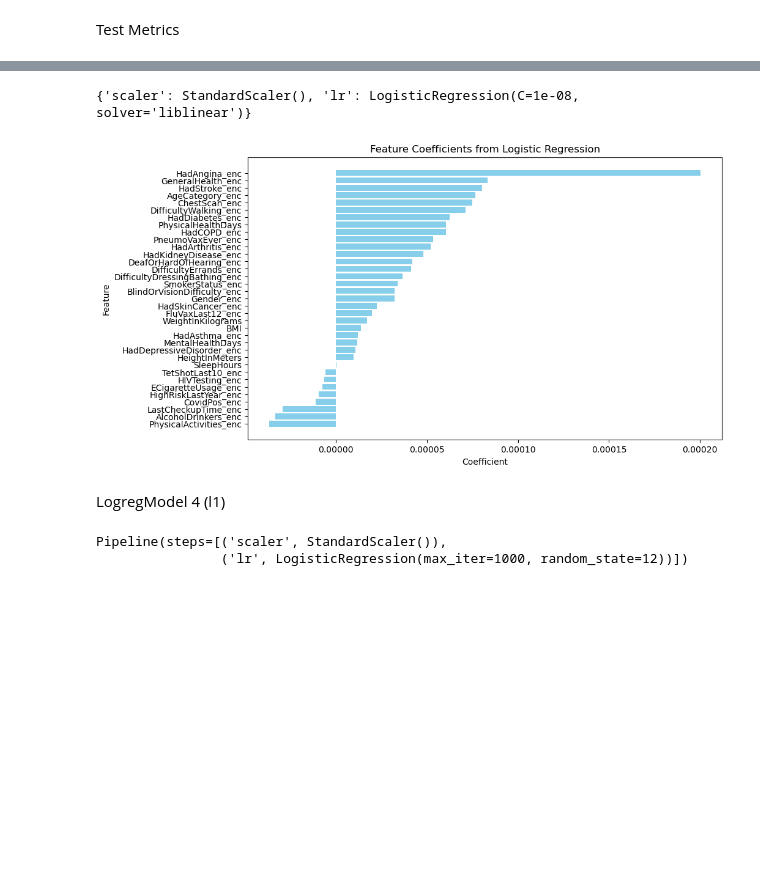
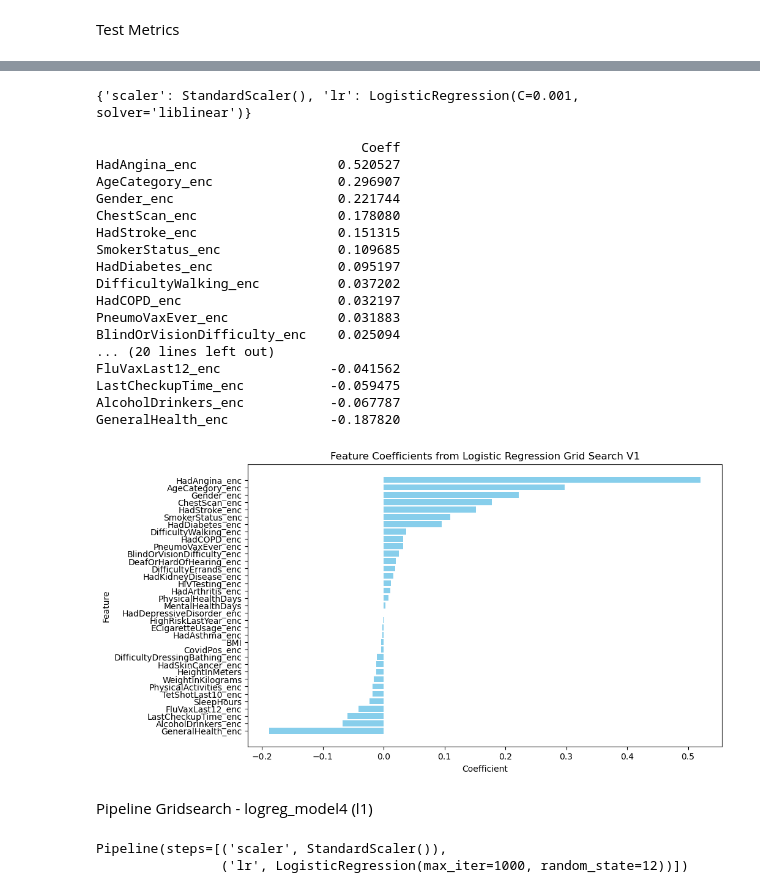
Before and after one commit to Stefan-George/Heart-Attack-Indicators, a Jupyter notebook: notebooks/04-modelling.ipynb, the cells around one changed output, grey strips where cells are left out. Saved outputs shown, nothing was run; the diff lists cells and outputs as text; code cells hidden in the pictures; blank space fills up the shorter version.

```diff
--- a/notebooks/04-modelling.ipynb
+++ b/notebooks/04-modelling.ipynb
@@ -201,16 +267,16 @@ validation_scores = []
 train_scores = []
 
 C_range = np.array([.00000001,.0000001,.000001,.00001,.0001,.001,0.1,\
-                1,10,100,1000,10000,100000,1000000,10000000,100000000,1000000000])
+                1,10,100,1000,10000,100000,1000000,10000000, 100000000, 1000000000])
 
 for c in C_range:
-    logreg_model2 = LogisticRegression(max_iter=10000, C = c,random_state=12)
-    logreg_model2.fit(X_train,y_train)
+    logreg_model2 = LogisticRegression(max_iter=10000, C = c, random_state= 12, n_jobs= 4)
+    logreg_model2.fit(X_train_scaled,y_train)
 
     # train on traning set
-    train_scores.append(logreg_model2.score(X_train,y_train))
+    train_scores.append(logreg_model2.score(X_train_scaled,y_train))
     # score on validation set
-    validation_scores.append(logreg_model2.score(X_val,y_val))
+    validation_scores.append(logreg_model2.score(X_val_scaled,y_val))
 # %%
 plt.figure()
 plt.plot(C_range, train_scores,label="Train Score",marker='.')
@@ -224,0 +293,9 @@ plt.show();
+# %%
+# Optimized C value
+opt_C = .001
+
+# Instantiate Model
+opt_logreg_model2 = LogisticRegression(max_iter=10000, C= opt_C, random_state=12)
+
+# Fit
+opt_logreg_model2.fit(X_train_scaled, y_train)
@@ -350,7 +469,8 @@ display(params)
   'lr__penalty': ['l1', 'l2'],
   'lr__solver': ['saga', 'liblinear']}]
 # %%
-grid_search_model_V1 = GridSearchCV(estimator= pipe, param_grid=params, scoring='recall',cv=5, n_jobs= 3, verbose= 2) #for more information needed and to try on subsequent models
+# Logistic Regression Grid Search V1
+grid_search_model_V1 = GridSearchCV(estimator= pipe, param_grid=params,cv=5, n_jobs= 4, verbose= 2)
 grid_search_model_V1.fit(X_train, y_train)
 # %% [output]
 Fitting 5 folds for each of 68 candidates, totalling 340 fits
@@ -400,5 +531,5 @@ Best lr Model: LogisticRegression(C=1e-08, solver='liblinear')
 Best penalty: l2
 Best solver: liblinear
 # %%
-best_lr_pipe = grid_search_model_V1.best_estimator_
+best_lr_pipe_V1 = grid_search_model_V1.best_estimator_
 # %%
@@ -475,29 +606,45 @@ ConfusionMatrixDisplay(confusion_matrix=cm_blrpipe_test).plot();
 # %%
-print(best_lr_pipe.named_steps)
+print(best_lr_pipe_V1.named_steps)
 # %% [output]
-{'scaler': StandardScaler(), 'lr': LogisticRegression(C=1e-08, solver='liblinear')}
+{'scaler': StandardScaler(), 'lr': LogisticRegression(C=0.001, solver='liblinear')}
 # %%
 # Extract the logistic regression model from the pipeline
-best_lr_logreg_model = best_lr_pipe.named_steps['lr']
+best_lr_logreg_model3 = best_lr_pipe_V1.named_steps['lr']
 
 # Get the coefficients
-coeff = best_lr_logreg_model.coef_[0]
+coeff = best_lr_logreg_model3.coef_[0]
 
 # Create a DataFrame for the coefficients
 logreg_coeff3 = pd.DataFrame(coeff, index=X_train.columns, columns=['Coeff'])
 
 # Sort the DataFrame by coefficient values
 logreg_coeff3_sorted = logreg_coeff3.sort_values(by='Coeff', ascending=False)
+print(logreg_coeff3_sorted)
 
 # Plot the coefficients
 plt.figure(figsize=(10, 6))
 plt.barh(logreg_coeff3_sorted.index, logreg_coeff3_sorted['Coeff'], color='skyblue')
 plt.xlabel('Coefficient')
 plt.ylabel('Feature')
-plt.title('Feature Coefficients from Logistic Regression')
+plt.title('Feature Coefficients from Logistic Regression Grid Search V1')
 plt.gca().invert_yaxis()  # To display the highest coefficients on top
 plt.show()
 # %% [output]
+                                  Coeff
+HadAngina_enc                  0.520527
+AgeCategory_enc                0.296907
+Gender_enc                     0.221744
+ChestScan_enc                  0.178080
+HadStroke_enc                  0.151315
+SmokerStatus_enc               0.109685
+HadDiabetes_enc                0.095197
+DifficultyWalking_enc          0.037202
+HadCOPD_enc                    0.032197
+PneumoVaxEver_enc              0.031883
+BlindOrVisionDifficulty_enc    0.025094
+... (20 lines left out)
+FluVaxLast12_enc              -0.041562
+LastCheckupTime_enc           -0.059475
+AlcoholDrinkers_enc           -0.067787
+GeneralHealth_enc             -0.187820
-[figure, old version]
+[figure, new version]
-# %% [markdown]
-LogregModel 4 (l1)
@@ -506,3 +651,5 @@ X_train, X_test, y_train, y_test = train_test_split(X, y, test_size=0.2, random_
+# %% [markdown]
+Pipeline Gridsearch - logreg_model4 (l1)
 # %%
 # Making a pipeline esimator list
 lr_estimators = [('scaler', StandardScaler()),
```
Also changed, not shown: parts of 89 cells of this notebook.
